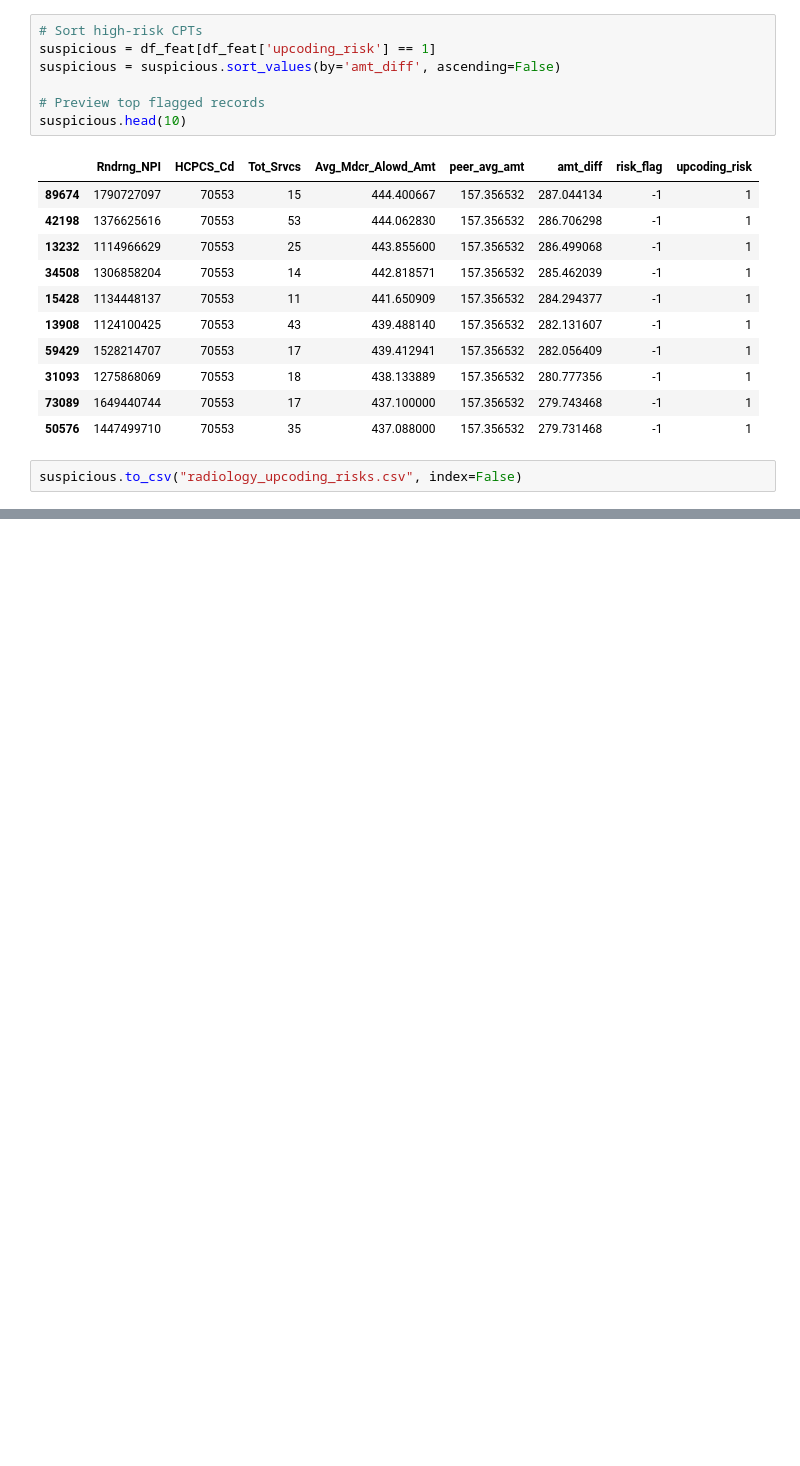
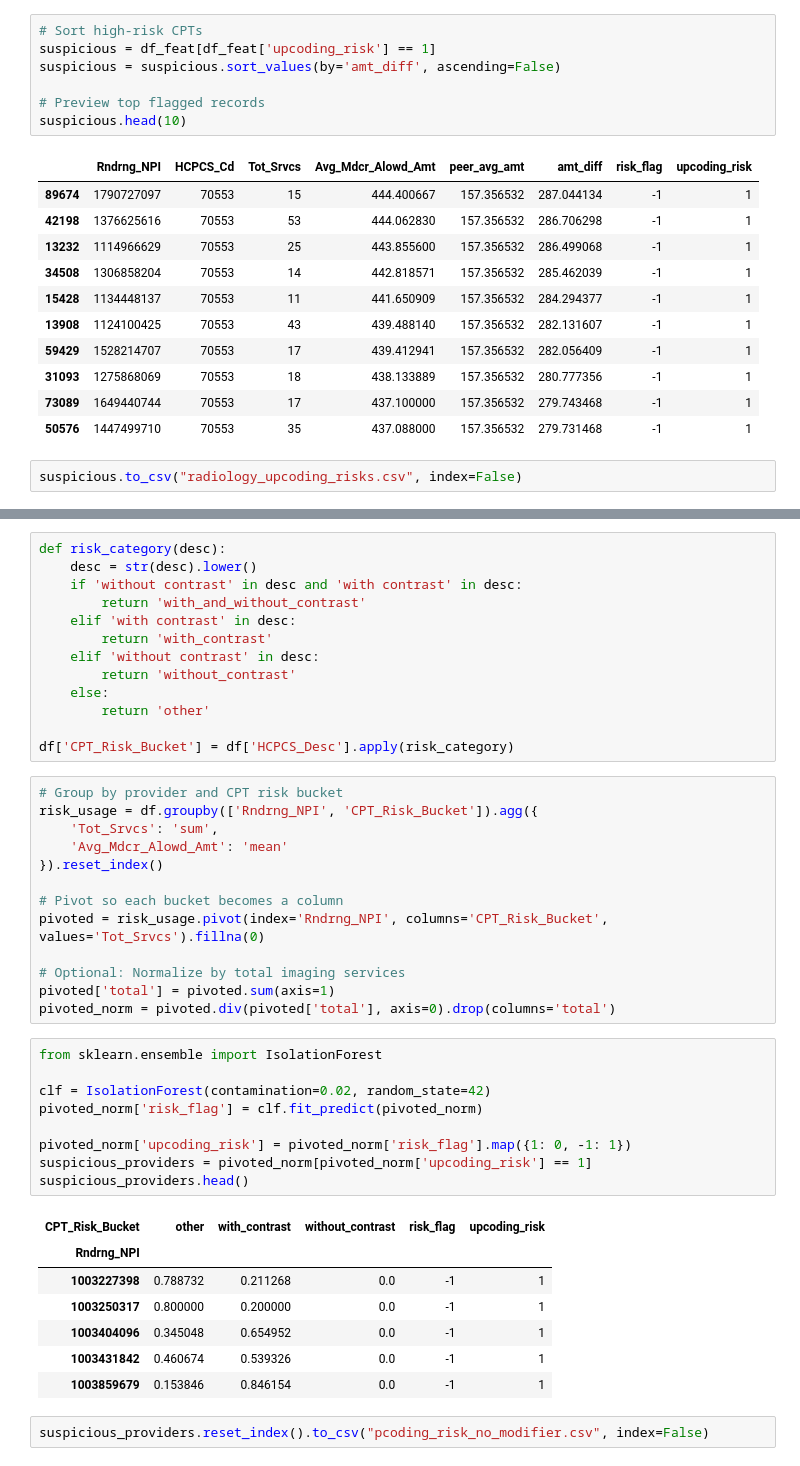
Before and after one commit to mnjkr123/pythonwebapps, a Jupyter notebook: Radiology_Partner1.ipynb, the cells around one changed output, grey strips where cells are left out. Saved outputs shown, nothing was run; the diff lists cells and outputs as text; blank space fills up the shorter version.

```diff
--- a/Radiology_Partner1.ipynb
+++ b/Radiology_Partner1.ipynb
@@ -161,0 +182,45 @@ suspicious.to_csv("radiology_upcoding_risks.csv", index=False)
+# %%
+def risk_category(desc):
+    desc = str(desc).lower()
+    if 'without contrast' in desc and 'with contrast' in desc:
+        return 'with_and_without_contrast'
+    elif 'with contrast' in desc:
+        return 'with_contrast'
+    elif 'without contrast' in desc:
+        return 'without_contrast'
+    else:
+        return 'other'
+
+df['CPT_Risk_Bucket'] = df['HCPCS_Desc'].apply(risk_category)
+# %%
+# Group by provider and CPT risk bucket
+risk_usage = df.groupby(['Rndrng_NPI', 'CPT_Risk_Bucket']).agg({
+    'Tot_Srvcs': 'sum',
+    'Avg_Mdcr_Alowd_Amt': 'mean'
+}).reset_index()
+
+# Pivot so each bucket becomes a column
+pivoted = risk_usage.pivot(index='Rndrng_NPI', columns='CPT_Risk_Bucket', values='Tot_Srvcs').fillna(0)
+
+# Optional: Normalize by total imaging services
+pivoted['total'] = pivoted.sum(axis=1)
+pivoted_norm = pivoted.div(pivoted['total'], axis=0).drop(columns='total')
+# %%
+from sklearn.ensemble import IsolationForest
+
+clf = IsolationForest(contamination=0.02, random_state=42)
+pivoted_norm['risk_flag'] = clf.fit_predict(pivoted_norm)
+
+pivoted_norm['upcoding_risk'] = pivoted_norm['risk_flag'].map({1: 0, -1: 1})
+suspicious_providers = pivoted_norm[pivoted_norm['upcoding_risk'] == 1]
+suspicious_providers.head()
+# %% [output]
+| CPT_Risk_Bucket | other | with_contrast | without_contrast | risk_flag | upcoding_risk |
+| Rndrng_NPI |  |  |  |  |  |
+| 1003227398 | 0.788732 | 0.211268 | 0.0 | -1 | 1 |
+| 1003250317 | 0.800000 | 0.200000 | 0.0 | -1 | 1 |
+| 1003404096 | 0.345048 | 0.654952 | 0.0 | -1 | 1 |
+| 1003431842 | 0.460674 | 0.539326 | 0.0 | -1 | 1 |
+| 1003859679 | 0.153846 | 0.846154 | 0.0 | -1 | 1 |
+# %%
+suspicious_providers.reset_index().to_csv("pcoding_risk_no_modifier.csv", index=False)
```
Also changed, not shown: parts of 11 cells of this notebook.
